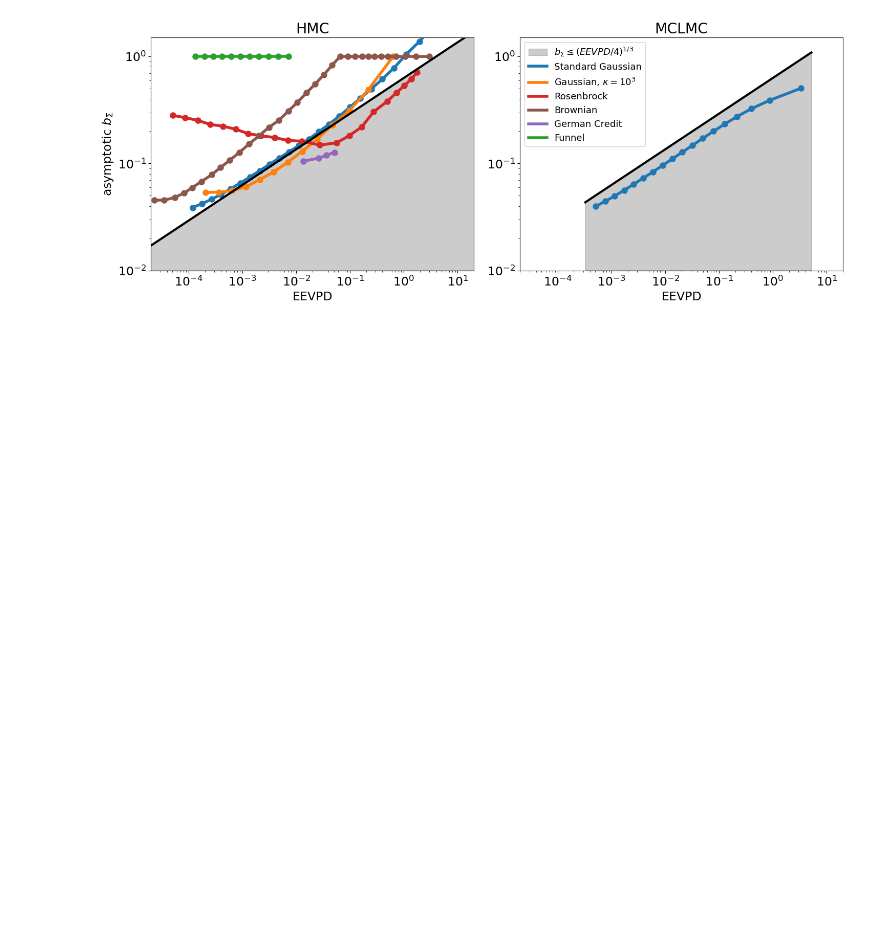
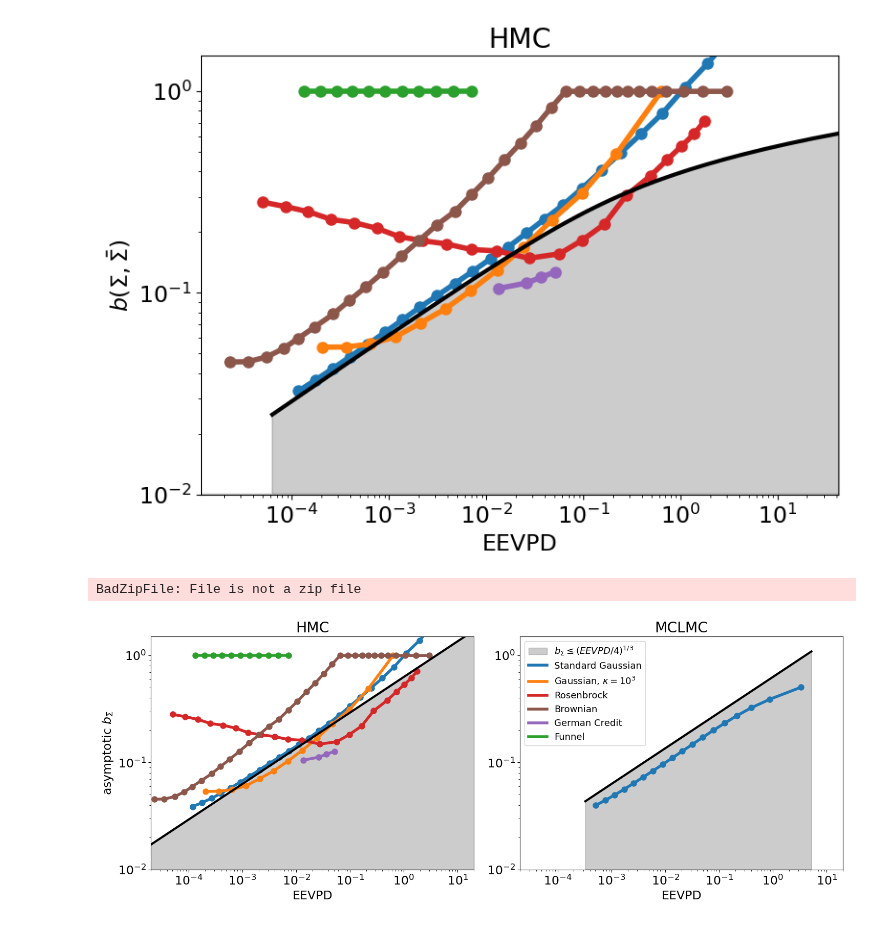
Before and after one commit to JakobRobnik/MicroCanonicalHMC, a Jupyter notebook: bias/main.ipynb, the cells around one changed output. Drawn from its saved outputs; the diff is of its cells as text; code cells hidden in the pictures; blank space fills up the shorter version.

```diff
--- a/bias/main.ipynb
+++ b/bias/main.ipynb
@@ -23,3 +24,78 @@ def read_data(folder, method):
 
         sort = np.argsort(eevpd)
         return True, eevpd[sort], basym[sort]
+# %%
+Method = namedtuple('Method', ['short_name', 'name'])
+Target = namedtuple('Target', ['short_name', 'name', 'color', 'bound'])
+
+methods = [Method('hmc', 'HMC'), ]
+           #Method('mclmc', 'MCLMC')]
+
+targets = [Target('StandardNormal', 'Standard Gaussian', 'tab:blue', [1e-4, 5e-4]),
+           Target('IllConditionedGaussian', r'Gaussian, $\kappa = 10^3$', 'tab:orange', [1.5e-4, 1e-4]),
+           Target('Rosenbrock', 'Rosenbrock', 'tab:red', [4e-5, 1e-3]),
+           Target('Brownian', 'Brownian', 'tab:brown', [-np.inf, -np.inf]),
+           Target('GermanCredit', 'German Credit', 'tab:purple', [1e-2, 1e-3]),
+           Target('FunnelWithData', 'Funnel', 'tab:green', [[1e-4, 1e-2], 2.5e-3]),
+           ]
+
+plt.figure(figsize = (15, 6))
+plt.rcParams['xtick.labelsize'] = 17
+plt.rcParams['ytick.labelsize'] = 17
+plt.rcParams['font.size'] = 17
+
+for i, method in enumerate(methods):
+    plt.subplot(1, 2, i+1)
+    plt.title(method.name)
+
+    for target in targets:
+        success, eevpd, basym = read_data('data/' +  target.short_name + '/', method.short_name)
+        if success:
+            bound = target.bound[i] # we only plot in some range of eevpd
+            if isinstance(bound, list):
+                converged = (bound[0] < eevpd) & (eevpd < bound[1])
+            else:
+                converged = bound < eevpd
+            #converged = np.ones(eevpd.shape, dtype= bool)
+            plt.plot(eevpd[converged], np.sqrt(basym)[converged], 'o-', lw= 4, markersize = 8, color = target.color)
+
+
+    plt.xscale('log')
+    plt.yscale('log')
+    ylim = plt.gca().get_ylim()
+    xlim = plt.gca().get_xlim()
+
+    # analytic bound
+    # simplified
+    # E = np.logspace(np.log10(xlim[0]), np.log10(xlim[1]), 100)
+    # analytical = lambda E: np.power(0.25 * E, 1./3.)
+    # plt.plot(E, analytical(E), lw=3, color= 'black')
+    # plt.fill_between(E, np.ones(len(E)) * 1e-2, analytical(E), alpha = 0.2, color= 'black', label= r'$b_{\Sigma} \leq \varphi^{-1}(EEVPD)$')
+
+    # with correction
+    b = np.logspace(np.log10(ylim[0]), np.log10(ylim[1]), 100)
+    #analytical = lambda b: 4 * np.power(b, 3) * (1 + 4*b + 6*b**2 + 12*b**3 + 9*b**4 + 2*b**5) / np.power(1 + b, 6.)
+    #analytical = lambda b: 4 * np.power(b, 3) * (1 + 2 * b + b**2 + 8 * b**3 + 8 * b**4 + 2 * b**5)/ np.power(1+b, 4)
+    analytical = lambda b: 4 * np.power(b, 3) * (1 - 3 * b + 3 * b**2 + 7 * b**3 - 8 * b**4 + 2 * b**5) / np.power(1-b, 4)
+    plt.plot(analytical(b), b, lw=3, color= 'black')
+    plt.fill_between(analytical(b), np.ones(len(b)) * 1e-2, b, alpha = 0.2, color= 'black', label= r'$b_{\Sigma} \leq \varphi^{-1}(EEVPD)$')
+
+
+    # legend
+    for target in targets:
+        plt.plot([], [], '-', lw= 4, color= target.color, label= target.name)
+
+    if i == 0:
+        plt.ylabel(r'$b(\Sigma, \bar{\Sigma})$')
+    else:
+        plt.legend(fontsize = 13, loc= 2)
+
+    plt.ylim(1e-2, 1.5)
+    plt.xlim(*xlim)
+
+    plt.xlabel('EEVPD')
+
+plt.tight_layout()
+#plt.savefig('img/benchmarks.png')
+plt.show()
+# %% [output]
@@ -26,3 +109,8 @@ def read_data(folder, method):
+[figure, added]
+# %%
+np.load('data/StandardNormal/hmc1.npz')
+# %% [output]
+BadZipFile: File is not a zip file
 # %%
 Method = namedtuple('Method', ['short_name', 'name'])
 Target = namedtuple('Target', ['short_name', 'name', 'color', 'bound'])
```
Also changed, not shown: parts of 2 cells of this notebook, 2 other files.
